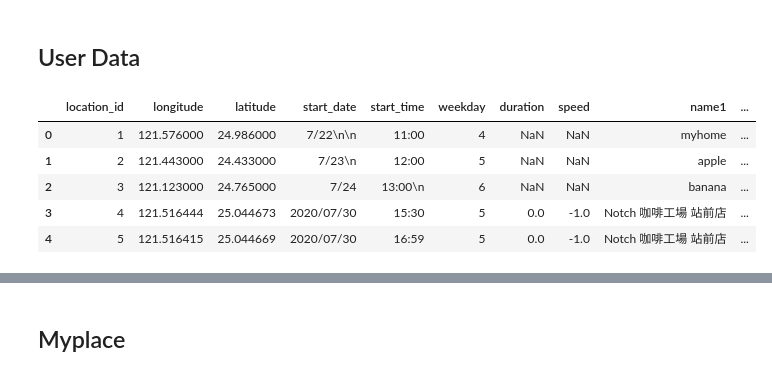
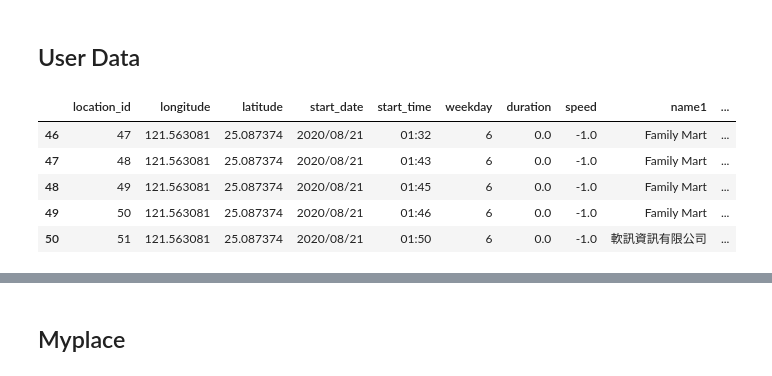
Before and after one commit to yuchieh0130/chchboss, a Jupyter notebook: CategoryPrediction_RandomForest.ipynb, the cells around one changed output, grey strips where cells are left out. Drawn from its saved outputs; the diff is of its cells as text; code cells hidden in the pictures.

```diff
--- a/CategoryPrediction_RandomForest.ipynb
+++ b/CategoryPrediction_RandomForest.ipynb
@@ -149,15 +149,15 @@ array([ 3,  3,  2, 17,  6,  1,  6, 17,  6, 17,  2,  3,  2, 17,  6,  1,  6,
 # %% [markdown]
 ## User Data
 # %%
-location = pd.read_csv("location.csv")
-location.head()
+location = pd.read_csv("location0821.csv")
+location.tail()
 # %% [output]
 |  | location_id | longitude | latitude | start_date | start_time | weekday | duration | speed | name1 | ... |
-| 0 | 1 | 121.576000 | 24.986000 | 7/22\n\n | 11:00 | 4 | NaN | NaN | myhome | ... |
-| 1 | 2 | 121.443000 | 24.433000 | 7/23\n | 12:00 | 5 | NaN | NaN | apple | ... |
-| 2 | 3 | 121.123000 | 24.765000 | 7/24 | 13:00\n | 6 | NaN | NaN | banana | ... |
-| 3 | 4 | 121.516444 | 25.044673 | 2020/07/30 | 15:30 | 5 | 0.0 | -1.0 | Notch 咖啡工場 站前店 | ... |
-| 4 | 5 | 121.516415 | 25.044669 | 2020/07/30 | 16:59 | 5 | 0.0 | -1.0 | Notch 咖啡工場 站前店 | ... |
+| 46 | 47 | 121.563081 | 25.087374 | 2020/08/21 | 01:32 | 6 | 0.0 | -1.0 | Family Mart | ... |
+| 47 | 48 | 121.563081 | 25.087374 | 2020/08/21 | 01:43 | 6 | 0.0 | -1.0 | Family Mart | ... |
+| 48 | 49 | 121.563081 | 25.087374 | 2020/08/21 | 01:45 | 6 | 0.0 | -1.0 | Family Mart | ... |
+| 49 | 50 | 121.563081 | 25.087374 | 2020/08/21 | 01:46 | 6 | 0.0 | -1.0 | Family Mart | ... |
+| 50 | 51 | 121.563081 | 25.087374 | 2020/08/21 | 01:50 | 6 | 0.0 | -1.0 | 軟訊資訊有限公司 | ... |
 # %%
 stopLoc = location.drop(['category2','category3','category4','category5'], 1)
 
```
Also changed, not shown: parts of 3 cells of this notebook, 3 other files.
